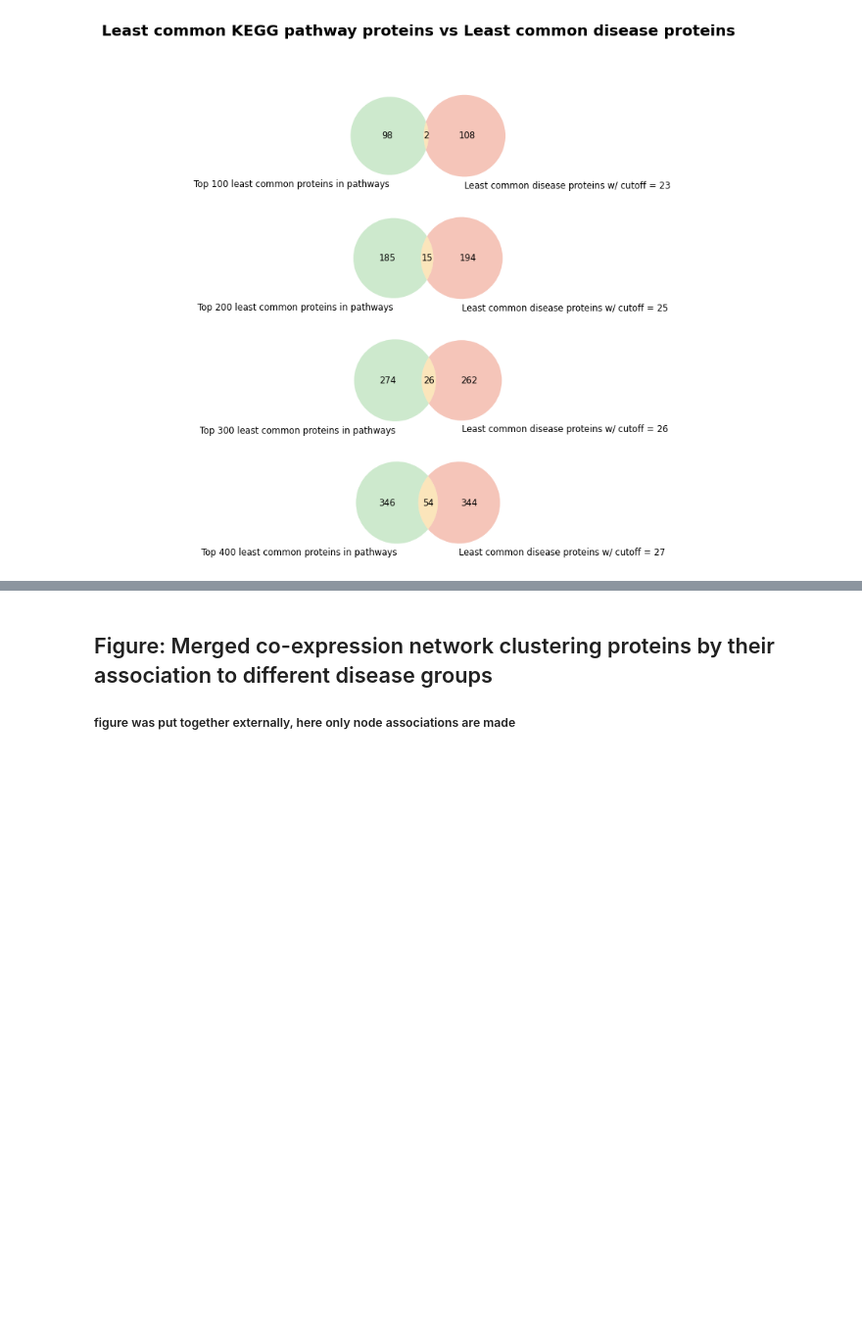
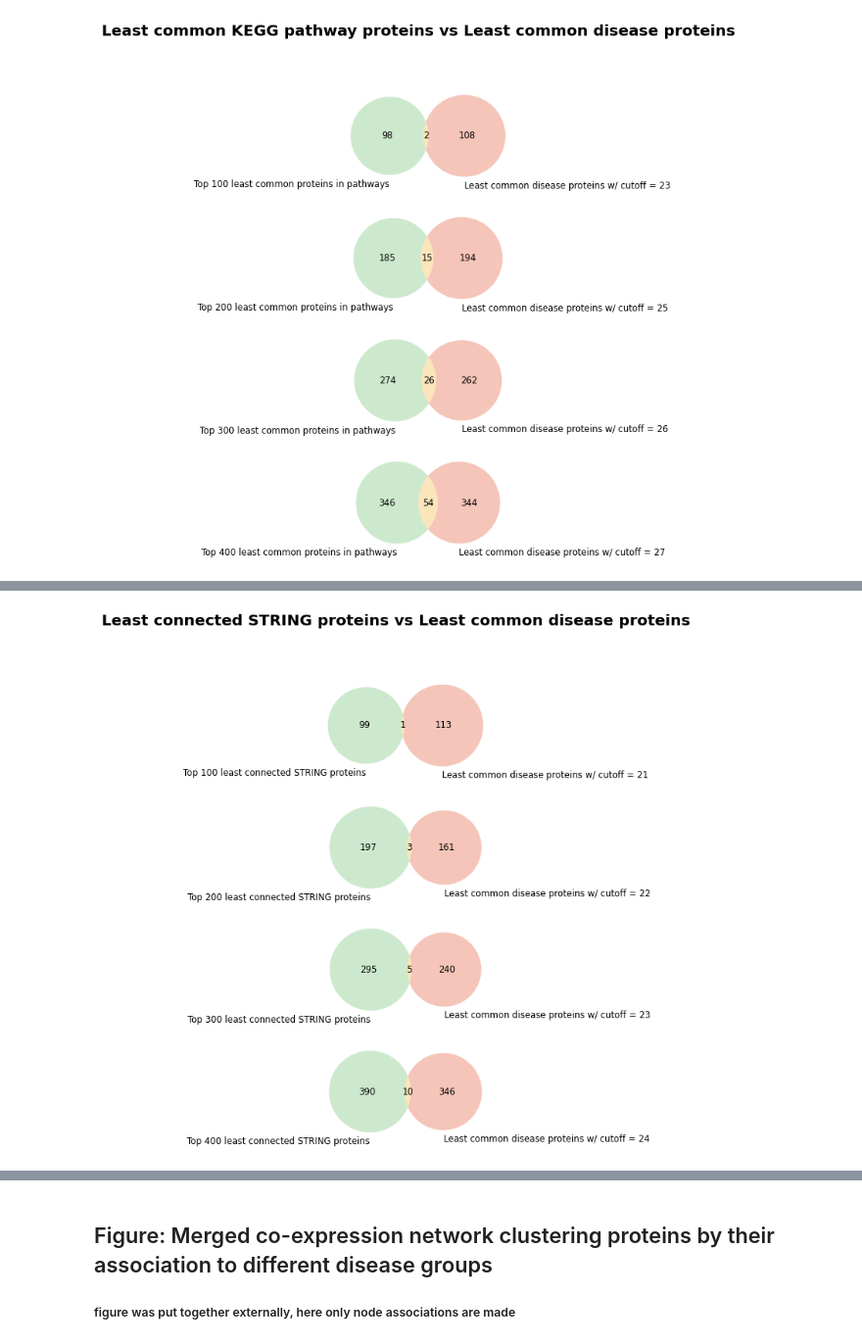
Before and after one commit to CoXPath/CoXPath, a Jupyter notebook: analysis/3.2.1_analysis.ipynb, the cells around one changed output, grey strips where cells are left out. Shown at 98% size. Saved outputs shown, nothing was run; the diff lists cells and outputs as text; code cells hidden in the pictures; blank space fills up the shorter version.

```diff
--- a/analysis/3.2.1_analysis.ipynb
+++ b/analysis/3.2.1_analysis.ipynb
@@ -363,0 +447,3 @@ plt.show()
+# %%
+for string_hub, prom_genes_in_overlap in zip(top_STRING_hubgenes,most_prom_genes_in_str_overlap):
+    print(', '.join(sorted(string_hub.intersection(prom_genes_in_overlap))))
@@ -363,0 +456,20 @@ plt.show()
+# %%
+cutoffs6 = [21,22,23,24]
+bottom_x = [100,200,300,400]
+least_prom_genes = []
+least_prom_genes_in_str_overlap = []
+bottom_STRING_hubgenes = []
+
+for cutoff, bottomx in zip(cutoffs6,bottom_x):
+    least_prom = below_cutoff(least_common_nodes_in_all_dis, cutoff)
+    least_prom_in_overlap = get_genes_in_overlap(least_prom, STRING_vs_coexp_overlap)
+    bottom_x_STRING_hubgenes = get_top_x_genes_in_overlap(STRING_hubgenes[::-1], STRING_vs_coexp_overlap, bottomx)
+    least_prom_genes.append(least_prom)
+    least_prom_genes_in_str_overlap.append(least_prom_in_overlap)
+    bottom_STRING_hubgenes.append(bottom_x_STRING_hubgenes)
+
+for cutoff, least_prom_gene, least_prom_genes_in_overlap in zip(cutoffs6,least_prom_genes,least_prom_genes_in_str_overlap):
+    print(f"With a cutoff of <= {cutoff}/{len(network_dict)} networks, there are "
+          f"{len(least_prom_gene)} least promiscuous genes, "
+          f"\n{len(least_prom_genes_in_overlap)} of which are genes in the overall STRING interactome "
+          f"({len(least_prom_genes_in_overlap)/len(least_prom_gene):.2%})\n")
@@ -363,0 +488,14 @@ plt.show()
+# %%
+fig = plt.figure(figsize=(10,8))
+fig.suptitle('Least connected STRING proteins vs Least common disease proteins',weight="bold", size="x-large")
+i=1
+for string_hub, l_prom_genes_in_overlap, cutoff, bottomx in zip(bottom_STRING_hubgenes,least_prom_genes_in_str_overlap,cutoffs6,bottom_x):
+    fig.add_subplot(410+i)
+    venn_d(string_hub, l_prom_genes_in_overlap,
+           f"Top {bottomx} least connected STRING proteins",
+           f"Least common disease proteins w/ cutoff = {cutoff}")
+    i+=1
+plt.savefig(os.path.join(figures_dir, "least_conn_STRING_vs_least_common_disease.png"))
+plt.show()
+# %% [output]
+[figure, added]
```
Also changed, not shown: parts of 36 cells of this notebook, 3 other files.
